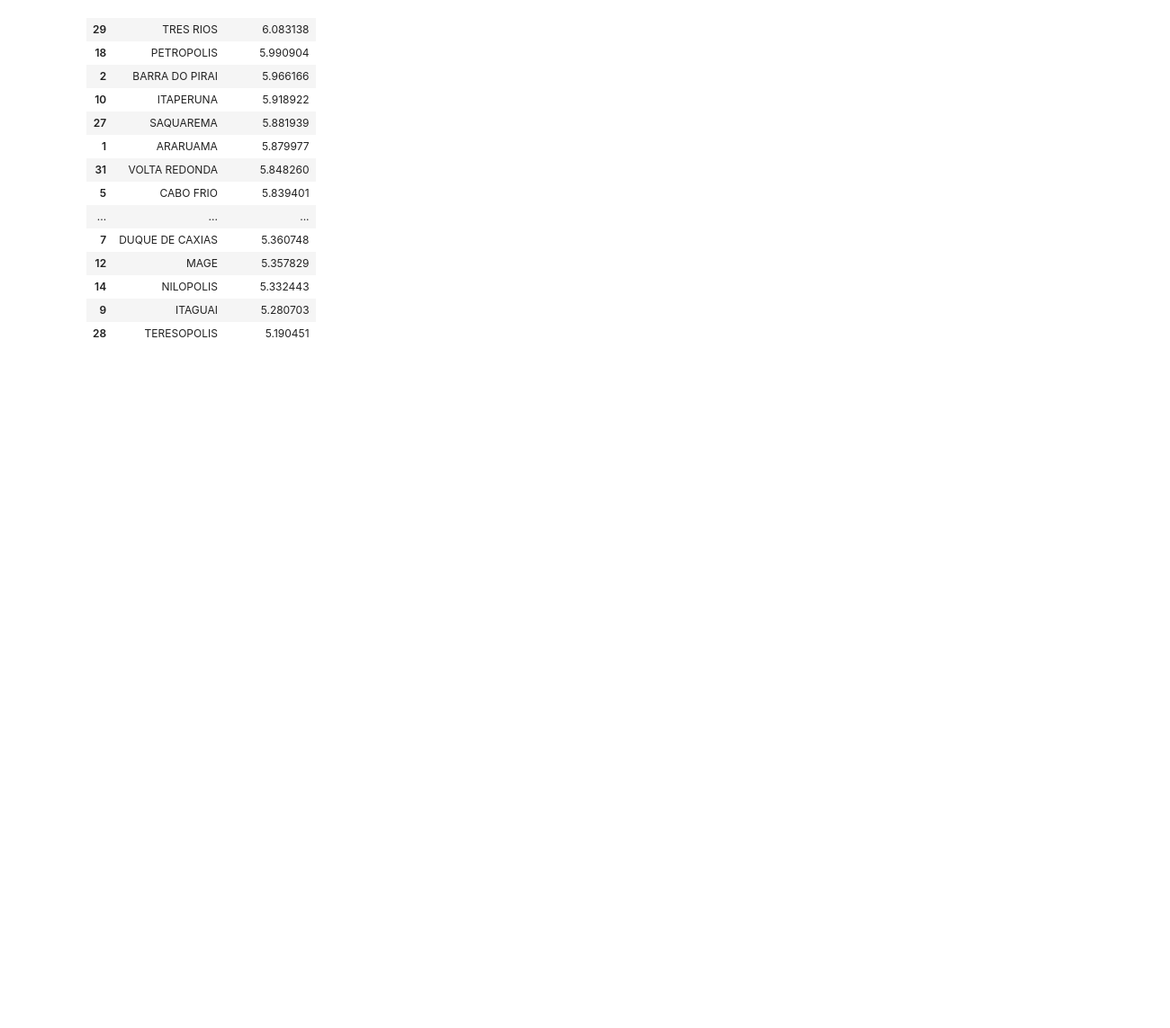
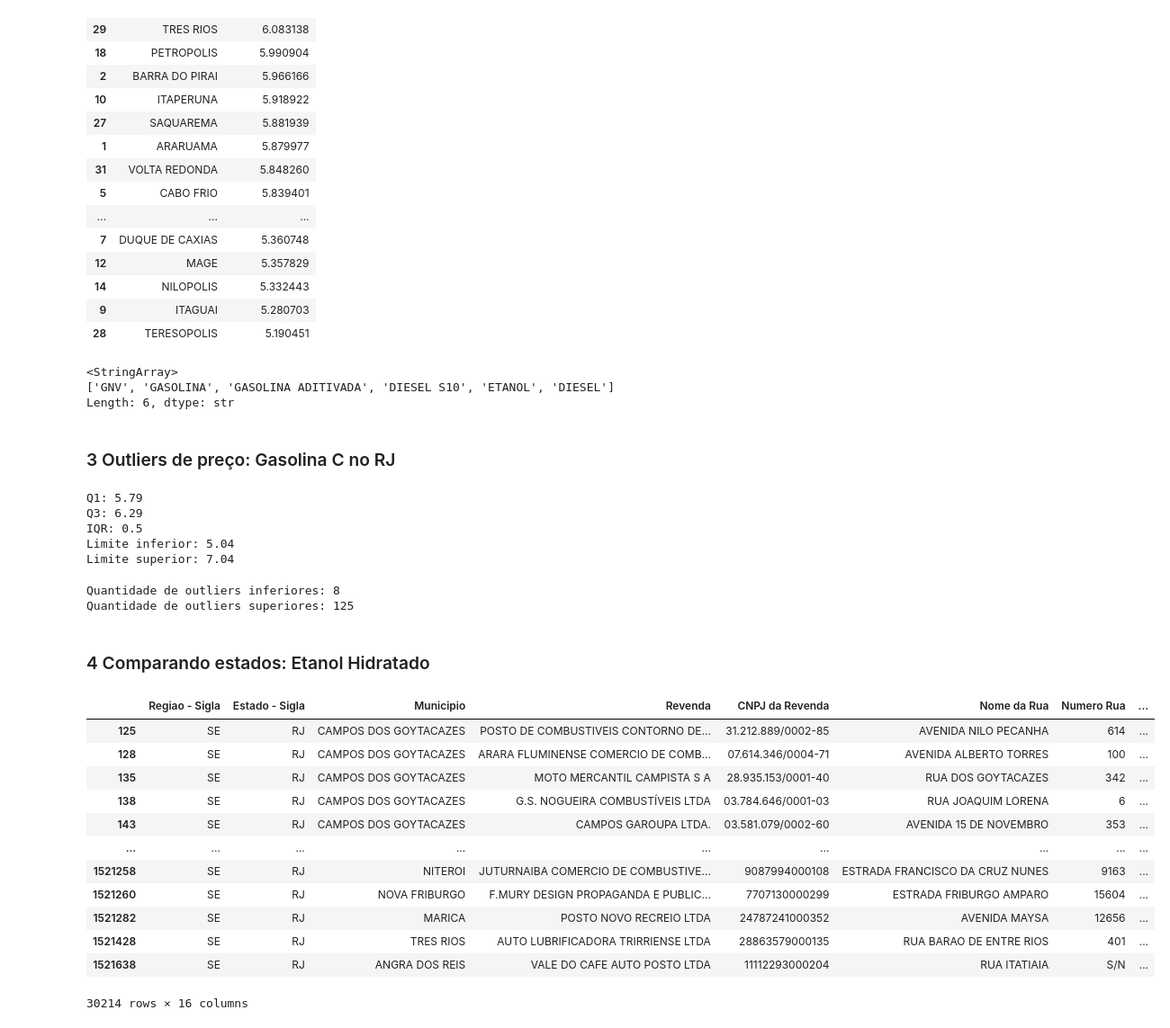
Before and after one commit to MatheusJeronimo96/UC2_analise_de_dados, a Jupyter notebook: MiniProjeto.ipynb, the cells around one changed output. Shown at 90% size. Saved outputs shown, nothing was run; the diff lists cells and outputs as text; code cells hidden in the pictures; blank space fills up the shorter version.

```diff
--- a/MiniProjeto.ipynb
+++ b/MiniProjeto.ipynb
@@ -84,3 +88,59 @@ df_mdia_munic_venda
 | 14 | NILOPOLIS | 5.332443 |
 | 9 | ITAGUAI | 5.280703 |
 | 28 | TERESOPOLIS | 5.190451 |
+# %%
+df_estado_rj['Produto'].unique()
+# %% [output]
+<StringArray>
+['GNV', 'GASOLINA', 'GASOLINA ADITIVADA', 'DIESEL S10', 'ETANOL', 'DIESEL']
+Length: 6, dtype: str
+# %% [markdown]
+### 3 Outliers de preço: Gasolina C no RJ
+# %%
+Q1 = df_media_gasolina_c['Valor de Venda'].quantile(0.25)
+Q3 = df_media_gasolina_c['Valor de Venda'].quantile(0.75)
+
+IQR = Q3 - Q1
+limite_inferior = Q1 - 1.5 * IQR
+limite_superior = Q3 + 1.5 * IQR
+
+print('Q1:', Q1)
+print('Q3:', Q3)
+print('IQR:', IQR)
+print('Limite inferior:', limite_inferior)
+print('Limite superior:', limite_superior)
+# %% [output]
+Q1: 5.79
+Q3: 6.29
+IQR: 0.5
+Limite inferior: 5.04
+Limite superior: 7.04
+# %%
+
+outliers_inferiores = df_media_gasolina_c[df_media_gasolina_c['Valor de Venda'] < limite_inferior].sort_values(by='Valor de Venda', ascending=True)
+outliers_superiores = df_media_gasolina_c[df_media_gasolina_c['Valor de Venda'] > limite_superior].sort_values(by='Valor de Venda', ascending=False)
+
+print('Quantidade de outliers inferiores:', len(outliers_inferiores))
+print('Quantidade de outliers superiores:', len(outliers_superiores))
+# %% [output]
+Quantidade de outliers inferiores: 8
+Quantidade de outliers superiores: 125
+# %% [markdown]
+### 4 Comparando estados: Etanol Hidratado
+# %%
+df_etanol_rj = df_estado_rj.loc[df['Produto'] == 'ETANOL']
+df_etanol_rj
+# %% [output]
+|  | Regiao - Sigla | Estado - Sigla | Municipio | Revenda | CNPJ da Revenda | Nome da Rua | Numero Rua | ... |
+| 125 | SE | RJ | CAMPOS DOS GOYTACAZES | POSTO DE COMBUSTIVEIS CONTORNO DE... | 31.212.889/0002-85 | AVENIDA NILO PECANHA | 614 | ... |
+| 128 | SE | RJ | CAMPOS DOS GOYTACAZES | ARARA FLUMINENSE COMERCIO DE COMB... | 07.614.346/0004-71 | AVENIDA ALBERTO TORRES | 100 | ... |
+| 135 | SE | RJ | CAMPOS DOS GOYTACAZES | MOTO MERCANTIL CAMPISTA S A | 28.935.153/0001-40 | RUA DOS GOYTACAZES | 342 | ... |
+| 138 | SE | RJ | CAMPOS DOS GOYTACAZES | G.S. NOGUEIRA COMBUSTÍVEIS LTDA | 03.784.646/0001-03 | RUA JOAQUIM LORENA | 6 | ... |
+| 143 | SE | RJ | CAMPOS DOS GOYTACAZES | CAMPOS GAROUPA LTDA. | 03.581.079/0002-60 | AVENIDA 15 DE NOVEMBRO | 353 | ... |
+| ... | ... | ... | ... | ... | ... | ... | ... | ... |
+| 1521258 | SE | RJ | NITEROI | JUTURNAIBA COMERCIO DE COMBUSTIVE... | 9087994000108 | ESTRADA FRANCISCO DA CRUZ NUNES | 9163 | ... |
+| 1521260 | SE | RJ | NOVA FRIBURGO | F.MURY DESIGN PROPAGANDA E PUBLIC... | 7707130000299 | ESTRADA FRIBURGO AMPARO | 15604 | ... |
+| 1521282 | SE | RJ | MARICA | POSTO NOVO RECREIO LTDA | 24787241000352 | AVENIDA MAYSA | 12656 | ... |
+| 1521428 | SE | RJ | TRES RIOS | AUTO LUBRIFICADORA TRIRRIENSE LTDA | 28863579000135 | RUA BARAO DE ENTRE RIOS | 401 | ... |
+| 1521638 | SE | RJ | ANGRA DOS REIS | VALE DO CAFE AUTO POSTO LTDA | 11112293000204 | RUA ITATIAIA | S/N | ... |
+30214 rows × 16 columns
```
Also changed, not shown: parts of 11 cells of this notebook.
